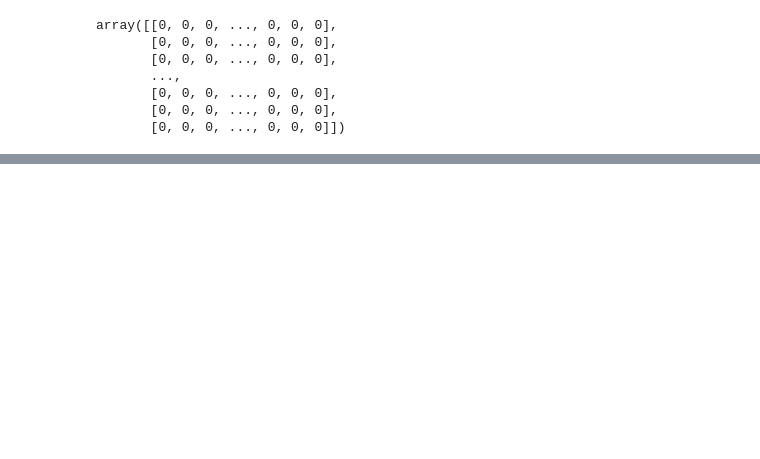
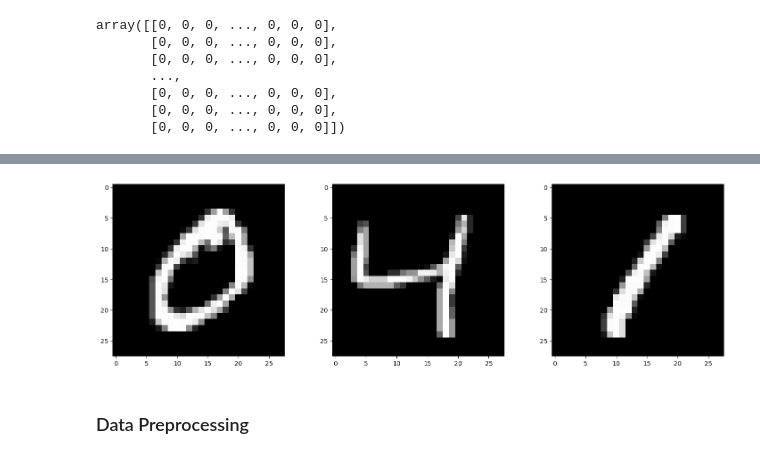
Before and after one commit to YazAbbasMosleh/Digit-Detection, a Jupyter notebook: hw3.ipynb, the cells around one changed output, grey strips where cells are left out. Drawn from its saved outputs; the diff is of its cells as text; code cells hidden in the pictures; blank space fills up the shorter version.

```diff
--- a/hw3.ipynb
+++ b/hw3.ipynb
@@ -46,0 +46,11 @@ array([2, 1, 0, ..., 4, 5, 6])
+# %%
+plt.figure(figsize=(18,5))
+for i in range(3):
+    plt.subplot(1, 3, i + 1)
+    plt.axis(True)
+    plt.imshow(np.reshape(X_train[i], (28, 28)), cmap="gray")
+    plt.subplots_adjust(wspace=0.2, hspace=0.2)
+# %% [output]
+[figure, added]
+# %% [markdown]
+### Data Preprocessing
```
Also changed, not shown: parts of 27 cells of this notebook, 1 other file.
